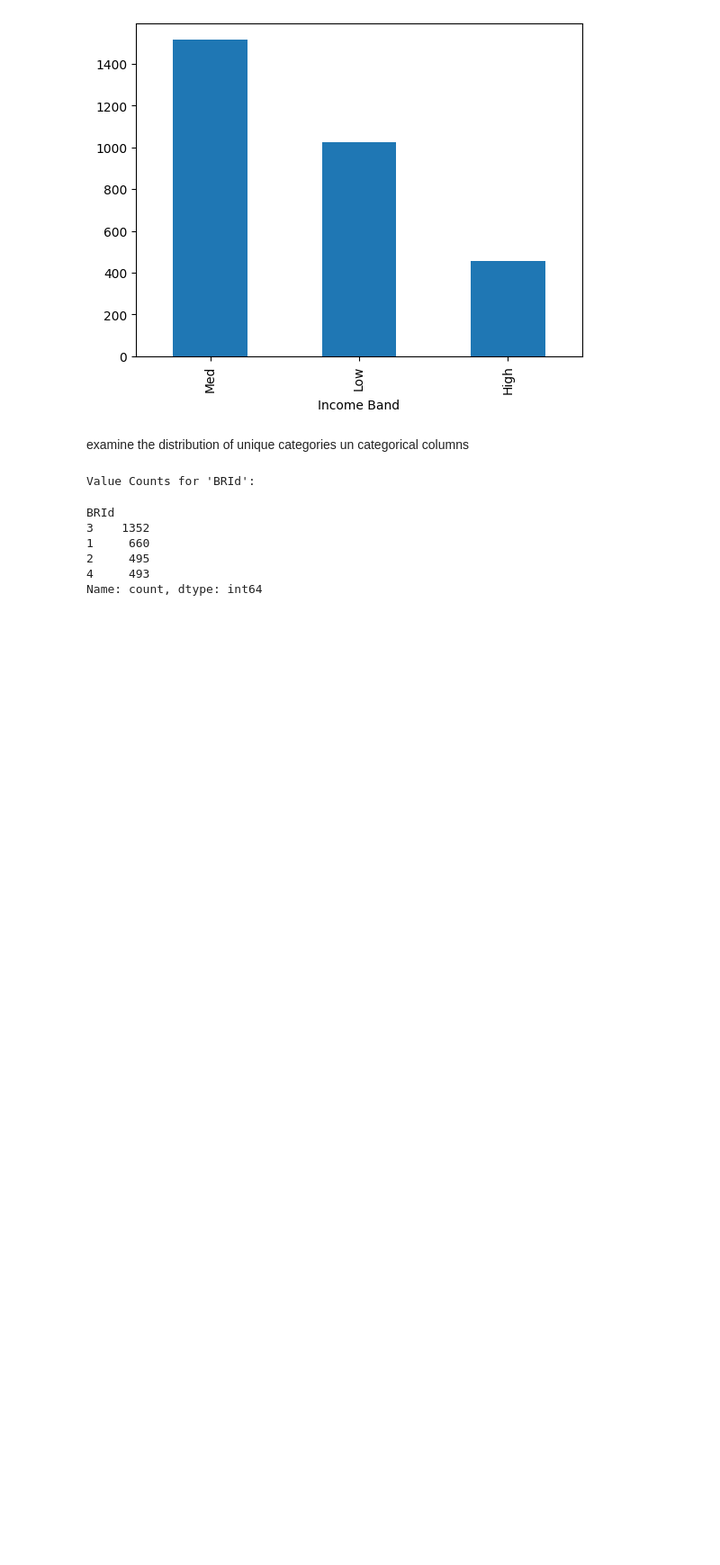
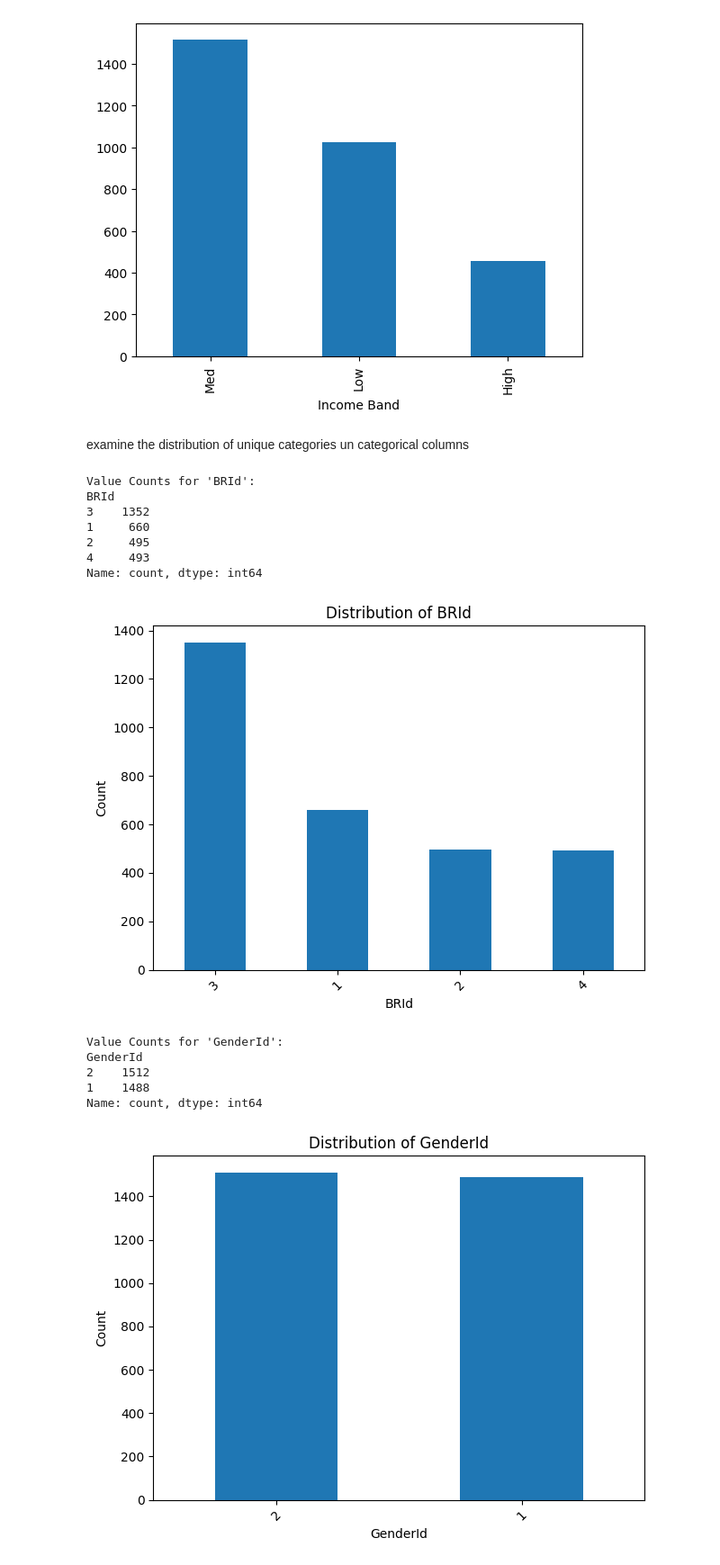
Before and after one commit to MeenakshiSinha23/Banking_Domain_Analysis, a Jupyter notebook: EDA.ipynb, the cells around one changed output. Shown at 90% size. Drawn from its saved outputs; the diff is of its cells as text; code cells hidden in the pictures; blank space fills up the shorter version.

```diff
--- a/EDA.ipynb
+++ b/EDA.ipynb
@@ -79,17 +149,35 @@ df['Income Band'].value_counts().plot(kind='bar')
 # %% [markdown]
 examine the distribution of unique categories un categorical columns
 # %%
-# Examine the distribution of unique cataegories in categorical columns
-categorical_cols = df[["BRId", "GenderId", "IAId", "Amount of Credit Cards", "Nationality", "Occupation", "Fee Structure", "Loyalty Classification", "Properties Owned", "Risk Weighting", "Income Band"]].columns
+import matplotlib.pyplot as plt
+
+categorical_cols = df[["BRId", "GenderId", "IAId", "Amount of Credit Cards", "Nationality",
+                       "Occupation", "Fee Structure", "Loyalty Classification",
+                       "Properties Owned", "Risk Weighting", "Income Band"]].columns
 
 for col in categorical_cols:
-  print(f"Value Counts for '{col}':")
-  display(df[col].value_counts())
+    print(f"\nValue Counts for '{col}':")
+    print(df[col].value_counts())
+
+    df[col].value_counts().plot(kind='bar')
+    plt.title(f"Distribution of {col}")
+    plt.xlabel(col)
+    plt.ylabel("Count")
+    plt.xticks(rotation=45)
+    plt.tight_layout()
+    plt.show()
 # %% [output]
 Value Counts for 'BRId':
+BRId
+3    1352
+1     660
+2     495
+4     493
+Name: count, dtype: int64
+[figure, added]
-BRId
-3    1352
-1     660
-2     495
-4     493
+Value Counts for 'GenderId':
+GenderId
+2    1512
+1    1488
 Name: count, dtype: int64
+[figure, added]
```
Also changed, not shown: parts of 14 cells of this notebook, 1 other file.
